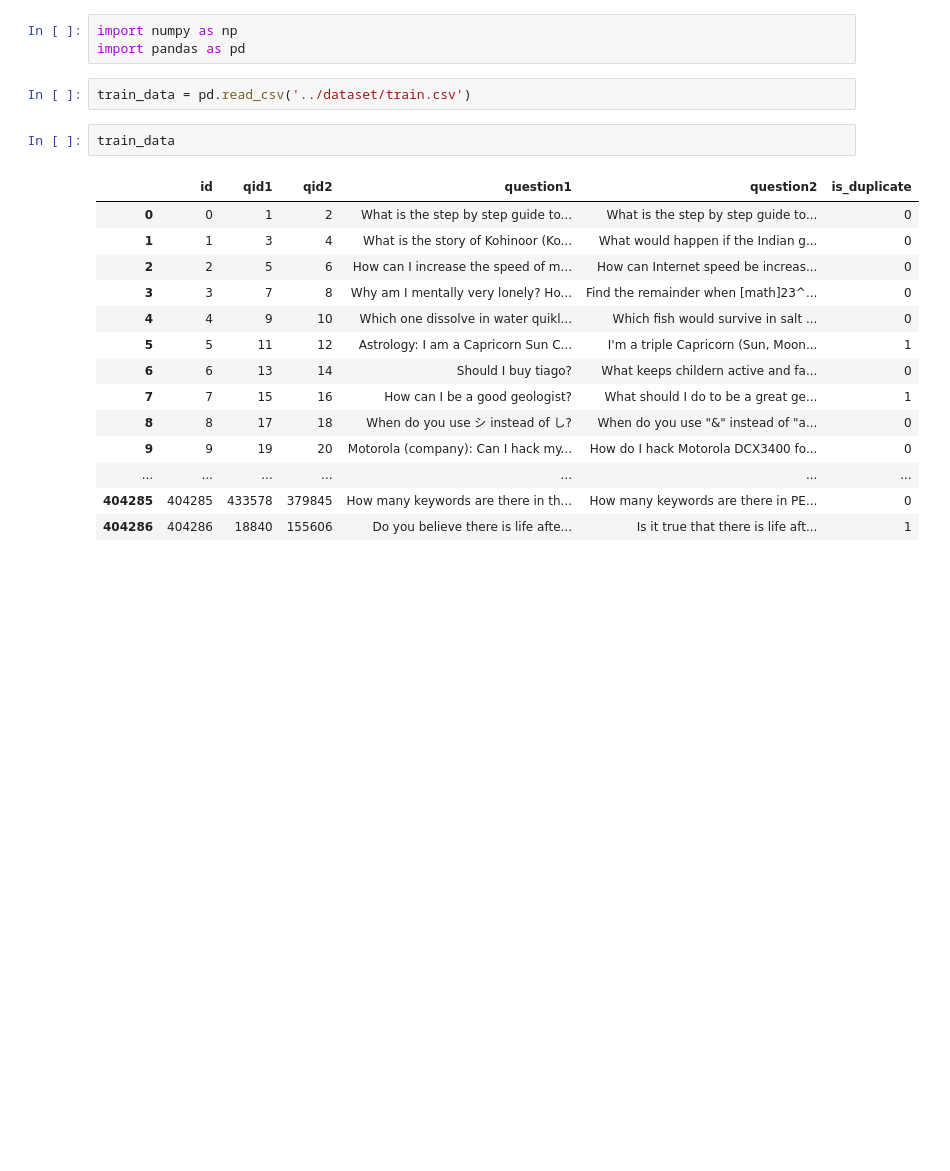
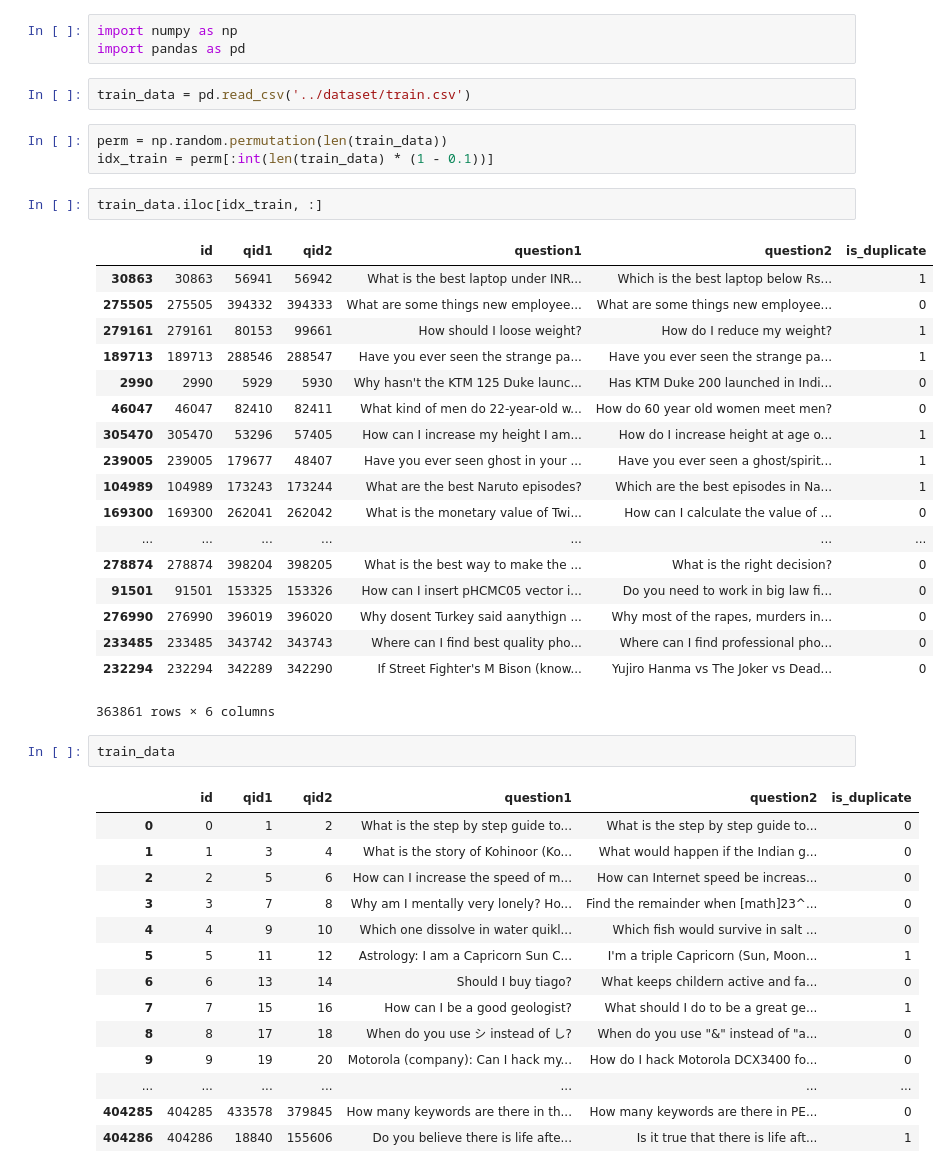
Before and after one commit to fuhuamosi/Quora_QP, a Jupyter notebook: notebook/generate_data.ipynb, the cells around one changed output. Cells and saved outputs as stored; diff of their text form; blank space fills up the shorter version.

```diff
--- a/notebook/generate_data.ipynb
+++ b/notebook/generate_data.ipynb
@@ -3,6 +3,30 @@ import numpy as np
 import pandas as pd
 # %%
 train_data = pd.read_csv('../dataset/train.csv')
+# %%
+perm = np.random.permutation(len(train_data))
+idx_train = perm[:int(len(train_data) * (1 - 0.1))]
+# %%
+train_data.iloc[idx_train, :]
+# %% [output]
+|  | id | qid1 | qid2 | question1 | question2 | is_duplicate |
+| 30863 | 30863 | 56941 | 56942 | What is the best laptop under INR... | Which is the best laptop below Rs... | 1 |
+| 275505 | 275505 | 394332 | 394333 | What are some things new employee... | What are some things new employee... | 0 |
+| 279161 | 279161 | 80153 | 99661 | How should I loose weight? | How do I reduce my weight? | 1 |
+| 189713 | 189713 | 288546 | 288547 | Have you ever seen the strange pa... | Have you ever seen the strange pa... | 1 |
+| 2990 | 2990 | 5929 | 5930 | Why hasn't the KTM 125 Duke launc... | Has KTM Duke 200 launched in Indi... | 0 |
+| 46047 | 46047 | 82410 | 82411 | What kind of men do 22-year-old w... | How do 60 year old women meet men? | 0 |
+| 305470 | 305470 | 53296 | 57405 | How can I increase my height I am... | How do I increase height at age o... | 1 |
+| 239005 | 239005 | 179677 | 48407 | Have you ever seen ghost in your ... | Have you ever seen a ghost/spirit... | 1 |
+| 104989 | 104989 | 173243 | 173244 | What are the best Naruto episodes? | Which are the best episodes in Na... | 1 |
+| 169300 | 169300 | 262041 | 262042 | What is the monetary value of Twi... | How can I calculate the value of ... | 0 |
+| ... | ... | ... | ... | ... | ... | ... |
+| 278874 | 278874 | 398204 | 398205 | What is the best way to make the ... | What is the right decision? | 0 |
+| 91501 | 91501 | 153325 | 153326 | How can I insert pHCMC05 vector i... | Do you need to work in big law fi... | 0 |
+| 276990 | 276990 | 396019 | 396020 | Why dosent Turkey said aanythign ... | Why most of the rapes, murders in... | 0 |
+| 233485 | 233485 | 343742 | 343743 | Where can I find best quality pho... | Where can I find professional pho... | 0 |
+| 232294 | 232294 | 342289 | 342290 | If Street Fighter's M Bison (know... | Yujiro Hanma vs The Joker vs Dead... | 0 |
+363861 rows × 6 columns
 # %%
 train_data
 # %% [output]
```
Also changed, not shown: parts of 4 cells of this notebook, 2 other files.
